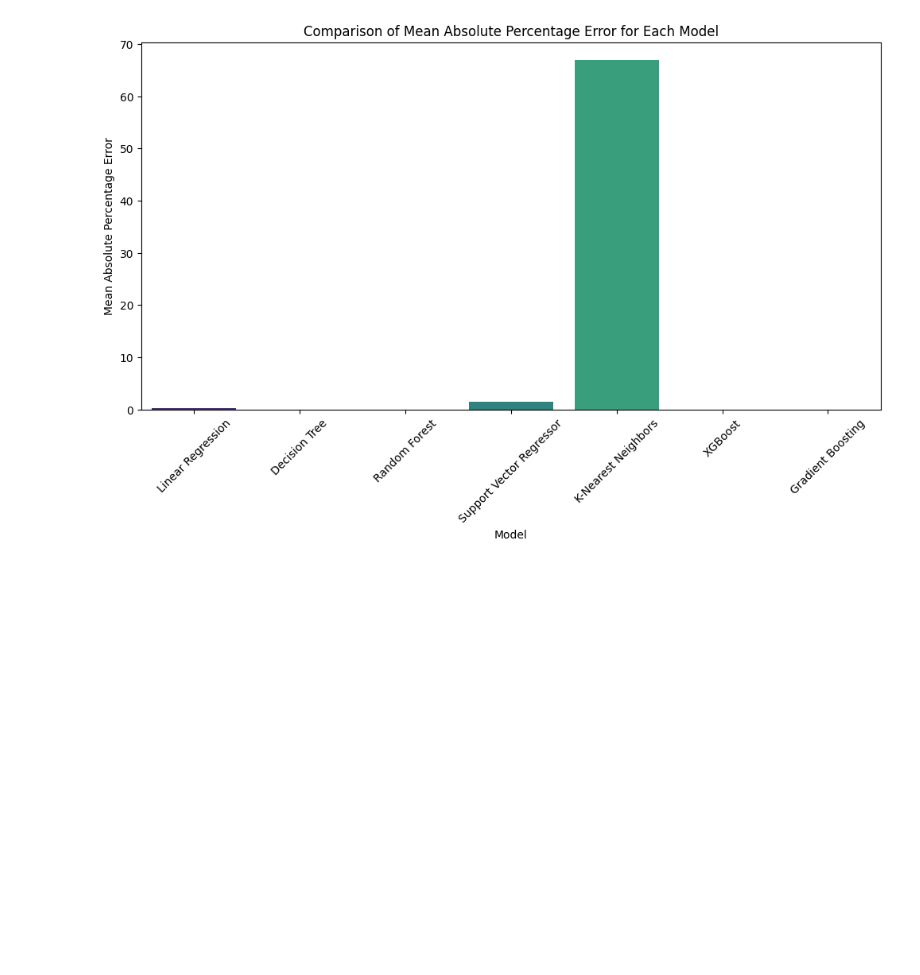
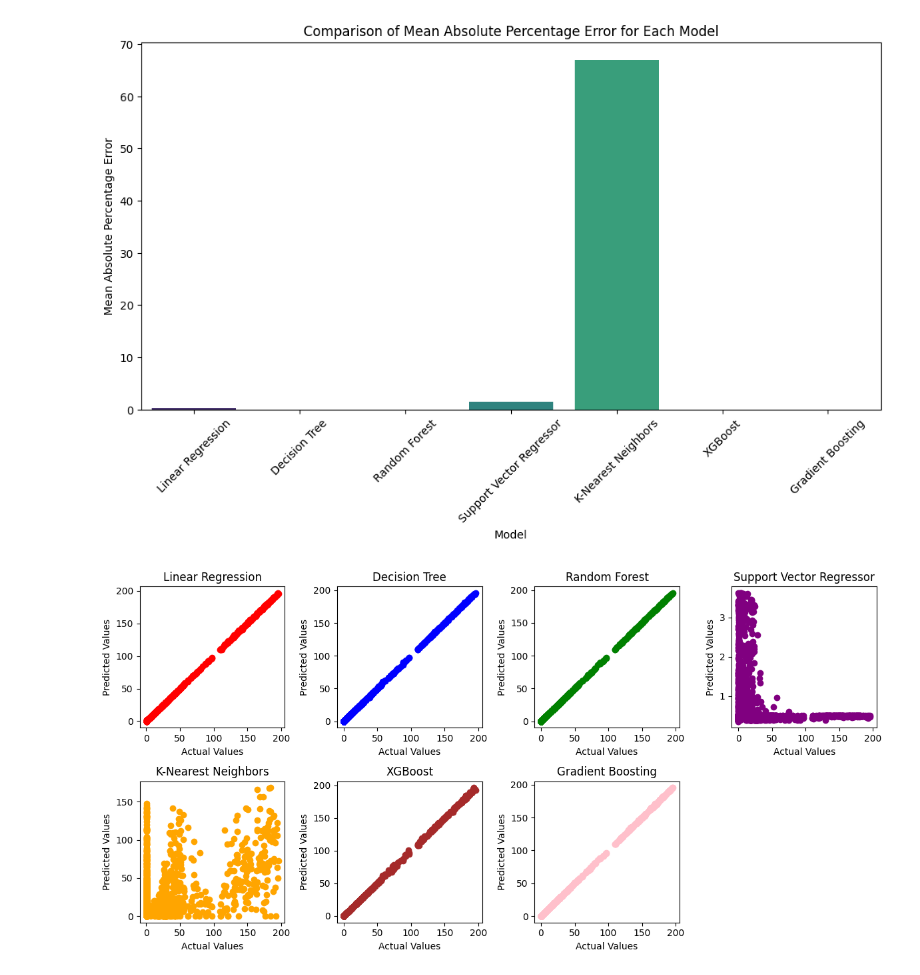
Before and after one commit to arkhash0309/AppleWiseAI, a Jupyter notebook: Notebook.ipynb, the cells around one changed output. Saved outputs shown, nothing was run; the diff lists cells and outputs as text; code cells hidden in the pictures; blank space fills up the shorter version.

Commit message:
Completed comparison of ML models. Started time series forecasting.

```diff
--- a/Notebook.ipynb
+++ b/Notebook.ipynb
@@ -458,5 +458,5 @@ print(f"Testing Accuracy: {test_accuracy}")
 Training Accuracy: -0.22358580116092241
 Testing Accuracy: -0.21617198667042103
 # %%
-y_preds = svr.predict(x_test)
+y_preds_svr = svr.predict(x_test)
 # %%
@@ -485,5 +485,5 @@ print(f"Testing Accuracy: {test_accuracy}")
 Training Accuracy: 0.45049223410622485
 Testing Accuracy: 0.1805934404178251
 # %%
-y_preds = knr.predict(x_test)
+y_preds_knr = knr.predict(x_test)
 # %%
@@ -522,5 +522,5 @@ print(f"Testing Accuracy: {test_accuracy}")
 Training Accuracy: 0.9999917568183425
 Testing Accuracy: 0.9998833533122372
 # %%
-y_preds = xgb.predict(x_test)
+y_preds_xgb = xgb.predict(x_test)
 # %%
@@ -551,3 +551,3 @@ Testing Accuracy: 0.9999558065637524
 # %%
-y_preds = gbr.predict(x_test)
+y_preds_gbr = gbr.predict(x_test)
 # %%
@@ -598,3 +600,52 @@ plt.xticks(rotation=45)
 plt.show()
 # %% [output]
 [figure]
+# %%
+# plotting predicted vs actual values for each model using subplots
+plt.figure(figsize=(12,6))
+plt.subplot(2, 4, 1)
+plt.scatter(y_test, y_preds_lr, color="red")
+plt.title("Linear Regression")
+plt.xlabel("Actual Values")
+plt.ylabel("Predicted Values")
+
+plt.subplot(2, 4, 2)
+plt.scatter(y_test, y_preds_dtc, color="blue")
+plt.title("Decision Tree")
+plt.xlabel("Actual Values")
+plt.ylabel("Predicted Values")
+
+plt.subplot(2, 4, 3)
+plt.scatter(y_test, y_preds_rf, color="green")
+plt.title("Random Forest")
+plt.xlabel("Actual Values")
+plt.ylabel("Predicted Values")
+
+plt.subplot(2, 4, 4)
+plt.scatter(y_test, y_preds_svr, color="purple")
+plt.title("Support Vector Regressor")
+plt.xlabel("Actual Values")
+plt.ylabel("Predicted Values")
+
+plt.subplot(2, 4, 5)
+plt.scatter(y_test, y_preds_knr, color="orange")
+plt.title("K-Nearest Neighbors")
+plt.xlabel("Actual Values")
+plt.ylabel("Predicted Values")
+
+plt.subplot(2, 4, 6)
+plt.scatter(y_test, y_preds_xgb, color="brown")
+plt.title("XGBoost")
+plt.xlabel("Actual Values")
+plt.ylabel("Predicted Values")
+
+plt.subplot(2, 4, 7)
+plt.scatter(y_test, y_preds_gbr, color="pink")
+plt.title("Gradient Boosting")
+plt.xlabel("Actual Values")
+plt.ylabel("Predicted Values")
+
+plt.tight_layout()
+plt.show()
+# %% [output]
+[figure, added]
```
Also changed, not shown: parts of 18 cells of this notebook.
